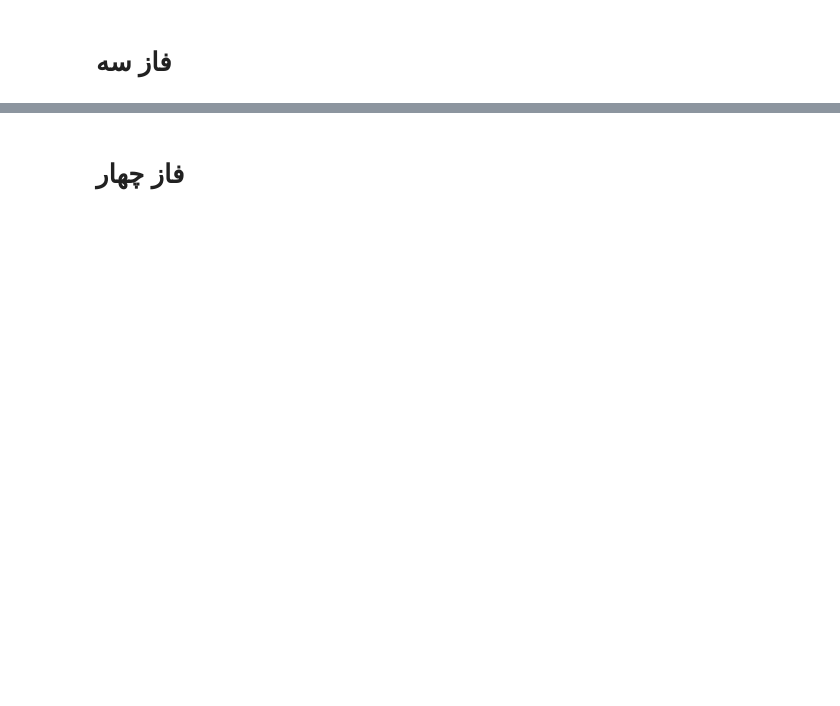
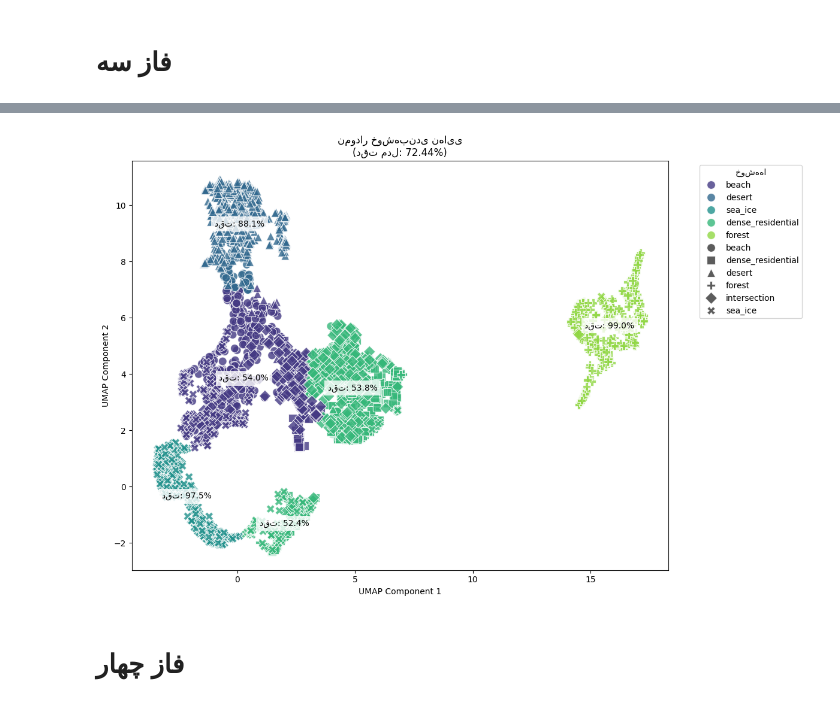
Before and after one commit to AliArianmehr2006/Clustering, a Jupyter notebook: clustring.ipynb, the cells around one changed output, grey strips where cells are left out. Drawn from its saved outputs; the diff is of its cells as text; code cells hidden in the pictures; blank space fills up the shorter version.

```diff
--- a/clustring.ipynb
+++ b/clustring.ipynb
@@ -584,0 +699,88 @@ Calinski-Harabasz Score: 282.4278
+# %%
+
+
+# 1. بارگذاری داده‌ها
+df = pd.read_csv("output_phase2/selected_features.csv")
+X = df.drop(columns=['class', 'filename'])
+y = df['class']
+classes = y.unique()
+
+# 2. پیش‌پردازش ترکیبی پیشرفته
+scaler = Pipeline([
+    ('robust', RobustScaler()),
+    ('quantile', QuantileTransformer(output_distribution='normal'))
+])
+X_scaled = scaler.fit_transform(X)
+
+# 3. کاهش ابعاد هوشمند
+pca = PCA(n_components=0.99)
+X_pca = pca.fit_transform(X_scaled)
+
+umap = UMAP(n_components=2, n_neighbors=25, min_dist=0.1, random_state=42)
+X_embedding = umap.fit_transform(X_pca)
+
+# 4. خوشه‌بندی با Agglomerative Clustering (نسخه اصلاح شده)
+agg = AgglomerativeClustering(
+    n_clusters=len(classes),
+    metric='euclidean',  # تغییر از affinity به metric
+    linkage='ward'
+)
+clusters = agg.fit_predict(X_embedding)
+
+# 5. تطبیق برچسب‌ها و محاسبه دقت
+label_encoder = LabelEncoder()
+y_encoded = label_encoder.fit_transform(y)
+
+cm = confusion_matrix(y_encoded, clusters)
+cluster_to_class = {i: cm[:,i].argmax() for i in range(cm.shape[1])}
+adjusted_clusters = [label_encoder.inverse_transform([cluster_to_class[c]])[0] for c in clusters]
+
+accuracy = accuracy_score(y, adjusted_clusters)
+
+# 6. محاسبه معیارهای ارزیابی
+silhouette = silhouette_score(X_embedding, clusters)
+ari = adjusted_rand_score(y_encoded, clusters)
+nmi = normalized_mutual_info_score(y_encoded, clusters)
+
+# 7. گزارش نتایج
+print("\n--- نتایج نهایی ---")
+print(f"دقت در داده‌های Train: {accuracy:.2%}")
+print(f"Silhouette Score: {silhouette:.4f}")
+print(f"Adjusted Rand Index: {ari:.4f}")
+print(f"Normalized Mutual Info: {nmi:.4f}")
+
+# 8. نمایش نمودار خوشه‌بندی
+plt.figure(figsize=(12, 8))
+scatter = sns.scatterplot(
+    x=X_embedding[:, 0],
+    y=X_embedding[:, 1],
+    hue=adjusted_clusters,
+    palette='viridis',
+    s=100,
+    alpha=0.8,
+    style=y,
+    markers=['o', 's', '^', 'P', 'D', 'X']
+)
+
+plt.title('نمودار خوشه‌بندی نهایی\n(دقت مدل: {:.2%})'.format(accuracy))
+plt.xlabel('UMAP Component 1')
+plt.ylabel('UMAP Component 2')
+plt.legend(title='خوشه‌ها', bbox_to_anchor=(1.05, 1), loc='upper left')
+
+# نمایش درصد درستی برای هر خوشه
+for cluster_num in range(len(classes)):
+    cluster_mask = (clusters == cluster_num)
+    cluster_accuracy = accuracy_score(y[cluster_mask], np.array(adjusted_clusters)[cluster_mask])
+    center = X_embedding[cluster_mask].mean(axis=0)
+    plt.text(center[0], center[1],
+             f'دقت: {cluster_accuracy:.1%}',
+             fontsize=10, ha='center', va='center',
+             bbox=dict(facecolor='white', alpha=0.8, edgecolor='none'))
+
+plt.tight_layout()
+plt.show()
+
+# 9. ذخیره نتایج
+df['optimized_cluster'] = adjusted_clusters
+df.to_csv("output_phase3/optimized_clusters.csv", index=False)
+# %% [output]
@@ -585,3 +792,4 @@ Calinski-Harabasz Score: 282.4278
+[figure, added]
 # %% [markdown]
 # فاز چهار
 # %%
```
Also changed, not shown: parts of 28 cells of this notebook, 38 other files.
